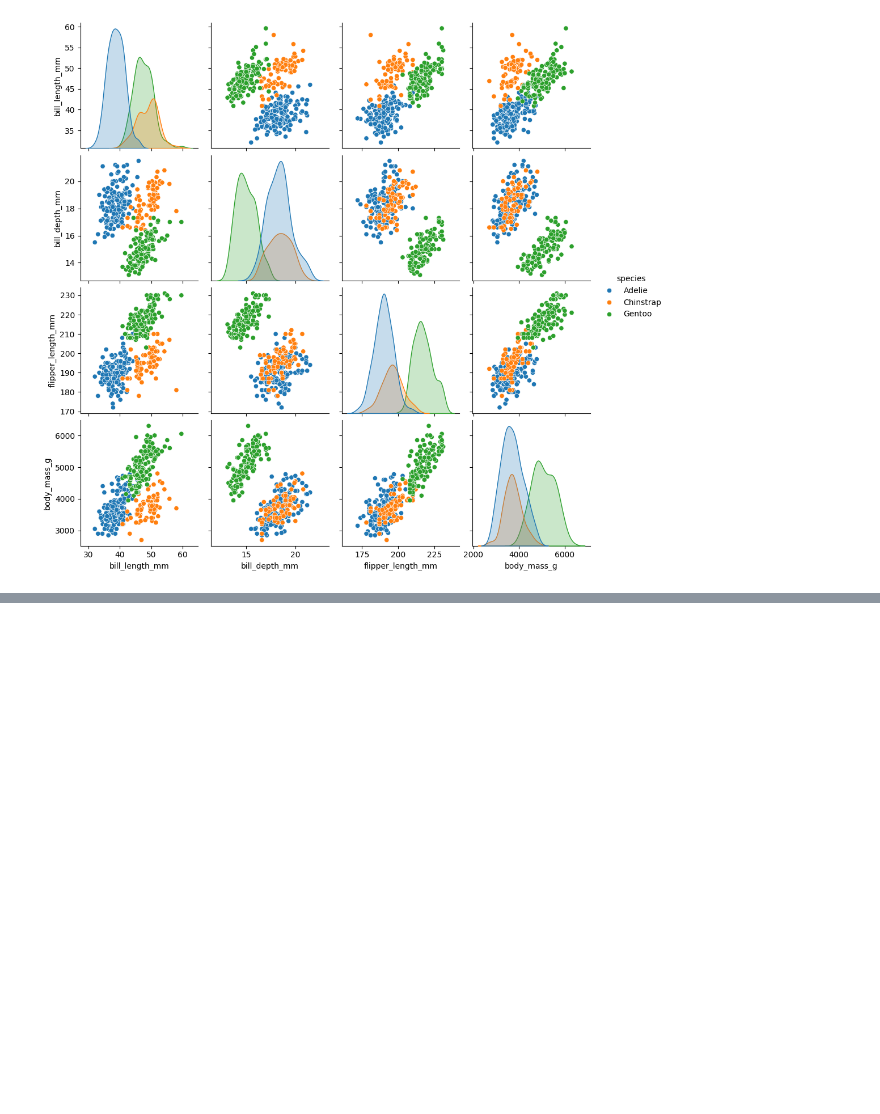
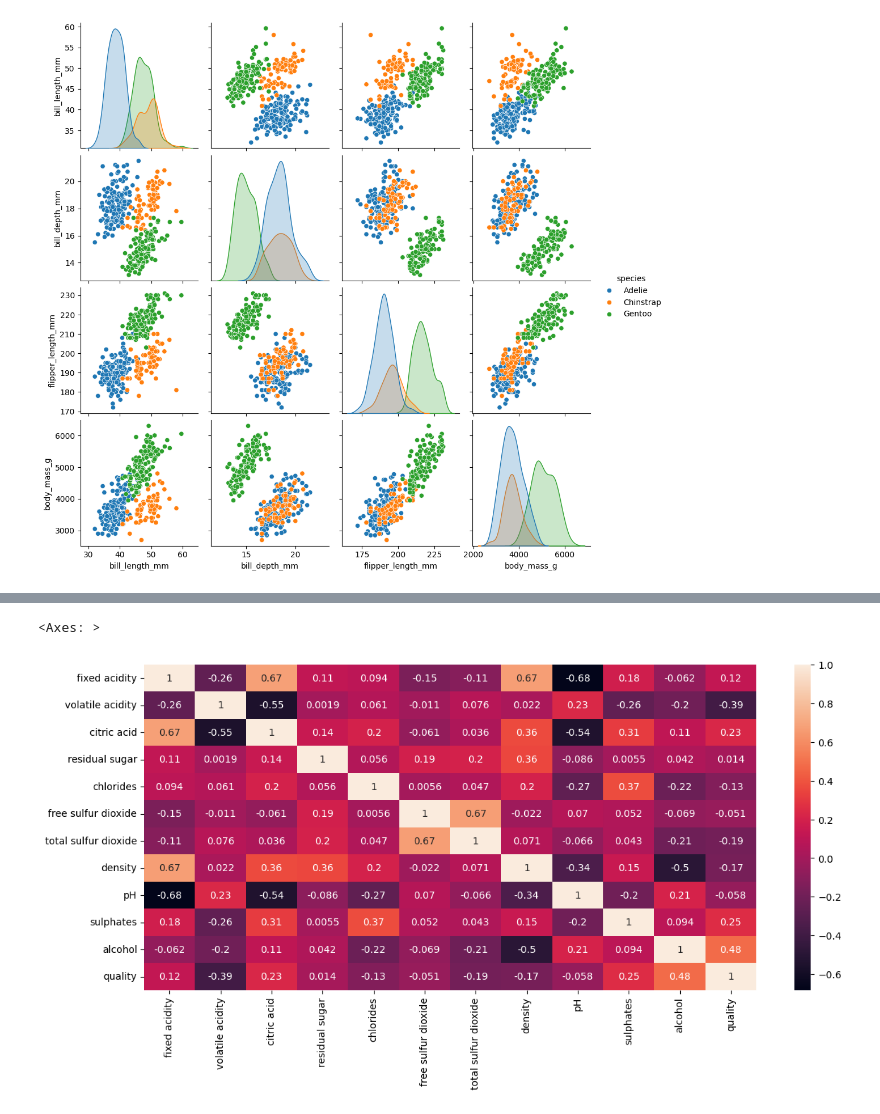
Before and after one commit to matheusvazdata/aed-ada-santander, a Jupyter notebook: Análise_Exploratória_de_Dados.ipynb, the cells around one changed output, grey strips where cells are left out. Drawn from its saved outputs; the diff is of its cells as text; code cells hidden in the pictures; blank space fills up the shorter version.

```diff
--- a/Análise_Exploratória_de_Dados.ipynb
+++ b/Análise_Exploratória_de_Dados.ipynb
@@ -744,0 +986,6 @@ sns.pairplot(data=penguins, hue='species')
+# %%
+plt.figure(figsize=(14, 6))
+sns.heatmap(df.corr(), annot=True)
+# %% [output]
+<Axes: >
+[figure, added]
```
Also changed, not shown: parts of 65 cells of this notebook.
